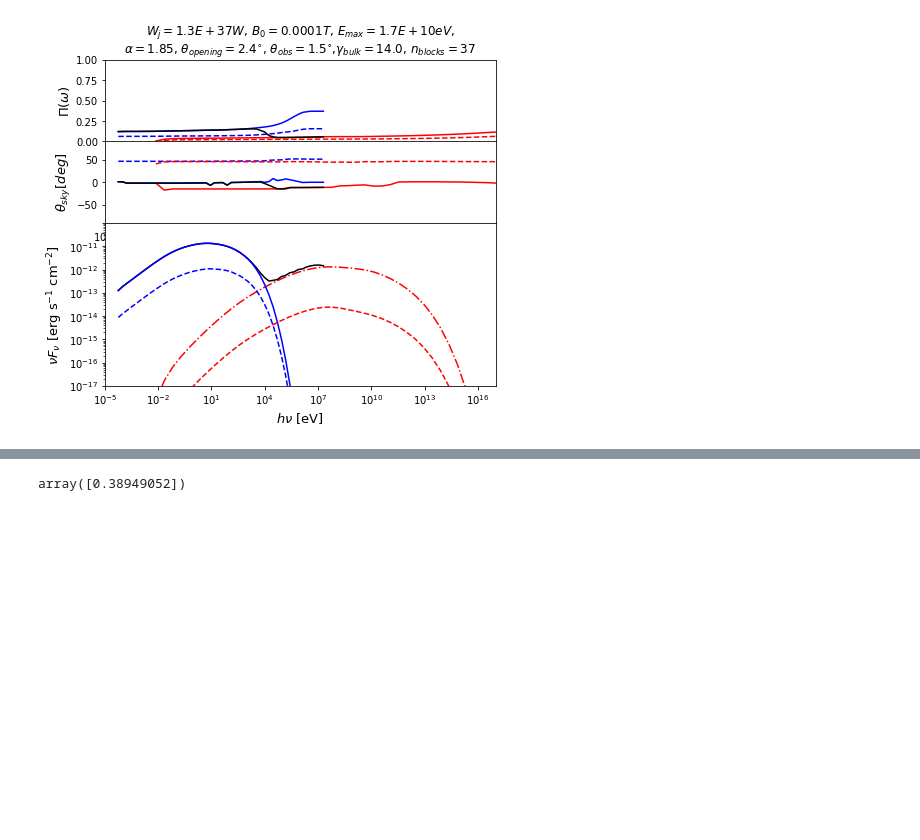
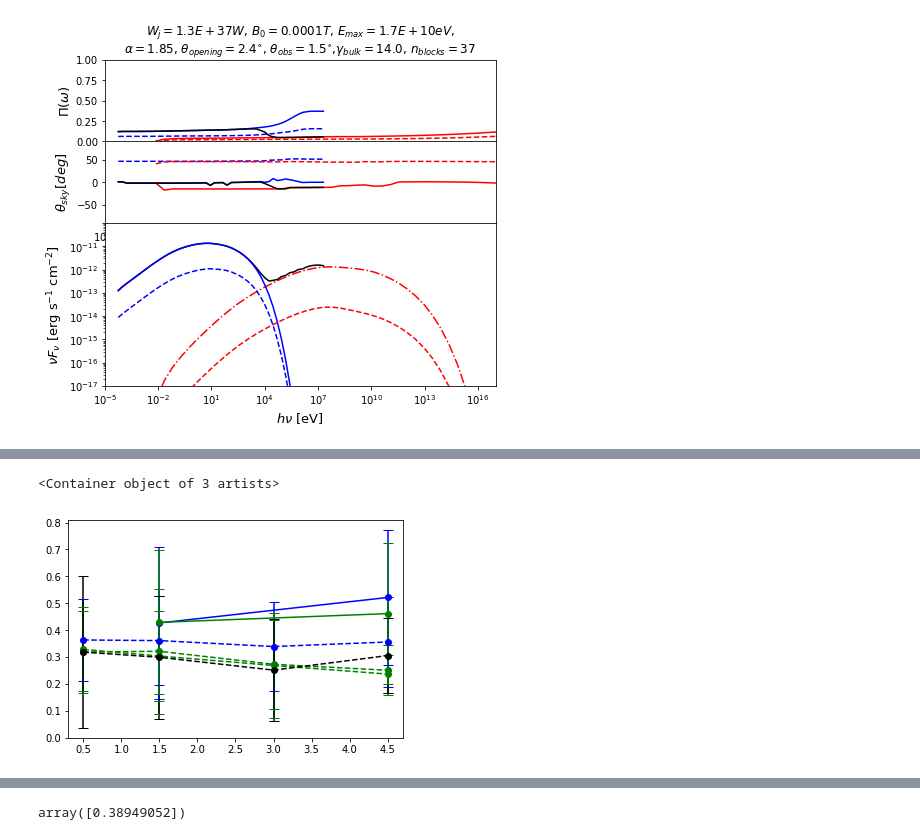
Before and after one commit to alpv95/SSCpol, a Jupyter notebook: notebooks/Analyze.ipynb, the cells around one changed output, grey strips where cells are left out. Saved outputs shown, nothing was run; the diff lists cells and outputs as text; code cells hidden in the pictures; blank space fills up the shorter version.

```diff
--- a/notebooks/Analyze.ipynb
+++ b/notebooks/Analyze.ipynb
@@ -203,0 +511,21 @@ STD_IC1[0] = STD_IC[0]
+# %%
+plt.errorbar([0.5,1.5,3.0,4.5], np.array(PI_IC1[:4])/np.array(PI1[:4]),yerr=STDsyncIC[:4],ls='--',marker='o', capsize=5, capthick=1,color='b')
+plt.errorbar([0.5,1.5,3.0,4.5], np.array(PI_IC1[4:8])/np.array(PI1[4:8]),yerr=STDsyncIC[4:8],ls='--',marker='o', capsize=5, capthick=1,color='g')
+plt.errorbar([0.5,1.5,3.0,4.5], np.array(PI_IC1[8:12])/np.array(PI1[8:12]),yerr=STDsyncIC[8:12],ls='--',marker='o', capsize=5, capthick=1,color='g')
+plt.errorbar([0.5,1.5,3.0,4.5], np.array(PI_IC1[12:16])/np.array(PI1[12:16]),yerr=STDsyncIC[12:16],ls='--',marker='o', capsize=5, capthick=1,color='k')
+
+plt.errorbar([1.5,4.5], np.array(PI_IC1[16:18])/np.array(PI1[16:18]),yerr=STDsyncIC[16:18],ls='-',marker='o', capsize=5, capthick=1,color='b')
+plt.errorbar([1.5,4.5], np.array(PI_IC1[18:20])/np.array(PI1[18:20]),yerr=STDsyncIC[18:20],ls='-',marker='o', capsize=5, capthick=1,color='g')
+
+# plt.errorbar([0.5,1.5,3.0,4.5], np.array(PI_IC1[20:24])/np.array(PI1[20:24]),yerr=STDsyncIC[20:24],ls='-.',marker='o', capsize=5, capthick=1,color='b')
+# plt.errorbar([0.5,1.5,3.0,4.5], np.array(PI_IC1[24:28])/np.array(PI1[24:28]),yerr=STDsyncIC[24:28],ls='-.',marker='o', capsize=5, capthick=1,color='g')
+
+# plt.errorbar([0.5,1.5,3.0,4.5,6.0], np.array(PI_IC1[28:33])/np.array(PI1[28:33]),yerr=STDsyncIC[28:33],ls=':',marker='o', capsize=5, capthick=1,color='b')
+# plt.errorbar([0.5,1.5,3.0,4.5], np.array(PI_IC1[33:37])/np.array(PI1[33:37]),yerr=STDsyncIC[33:37],ls=':',marker='o', capsize=5, capthick=1,color='g')
+
+
+
+#plt.ylim(0.2,0.6)
+# %% [output]
+<Container object of 3 artists>
+[figure, added]
```
Also changed, not shown: parts of 26 cells of this notebook, 4 other files.
